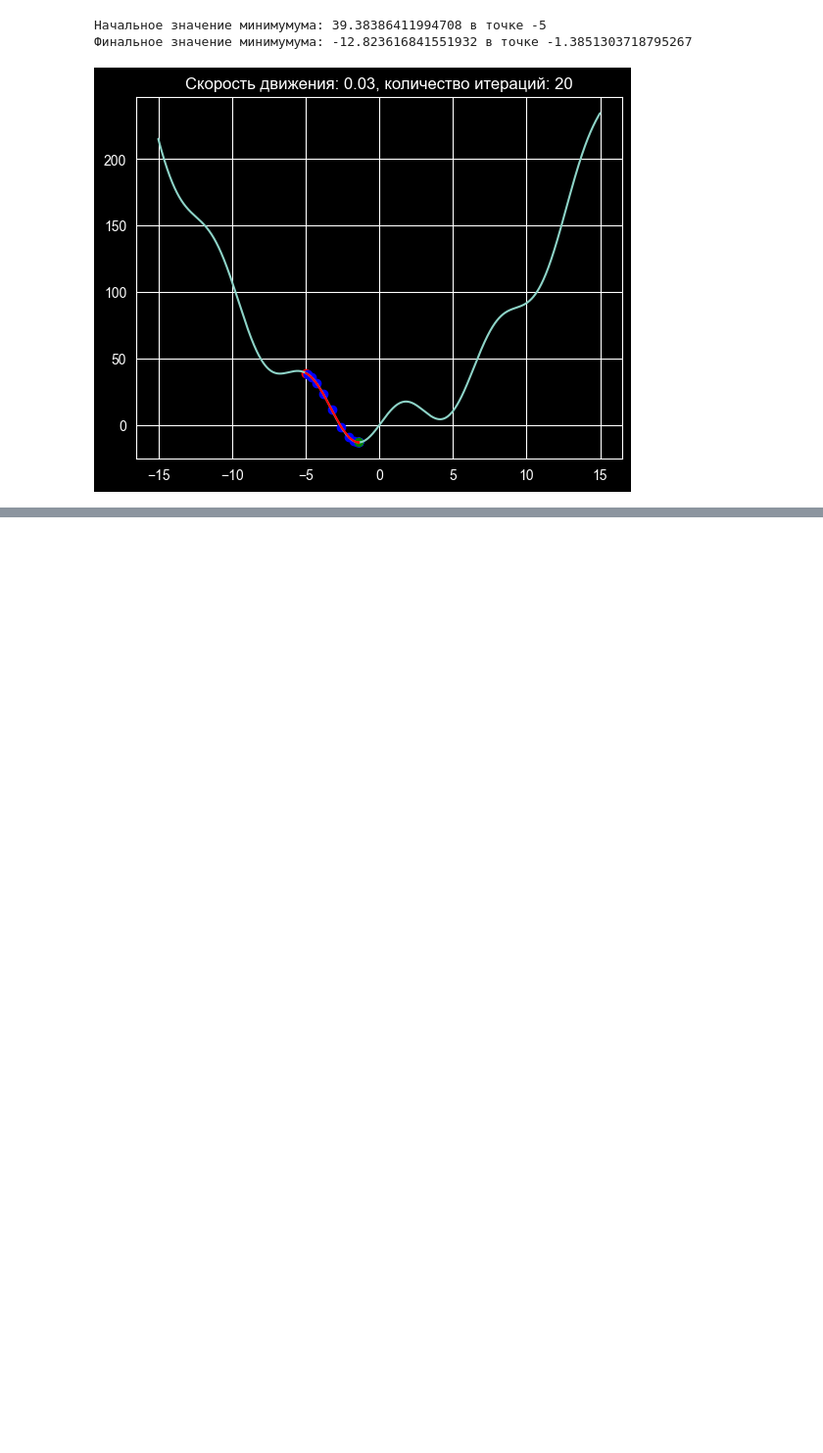
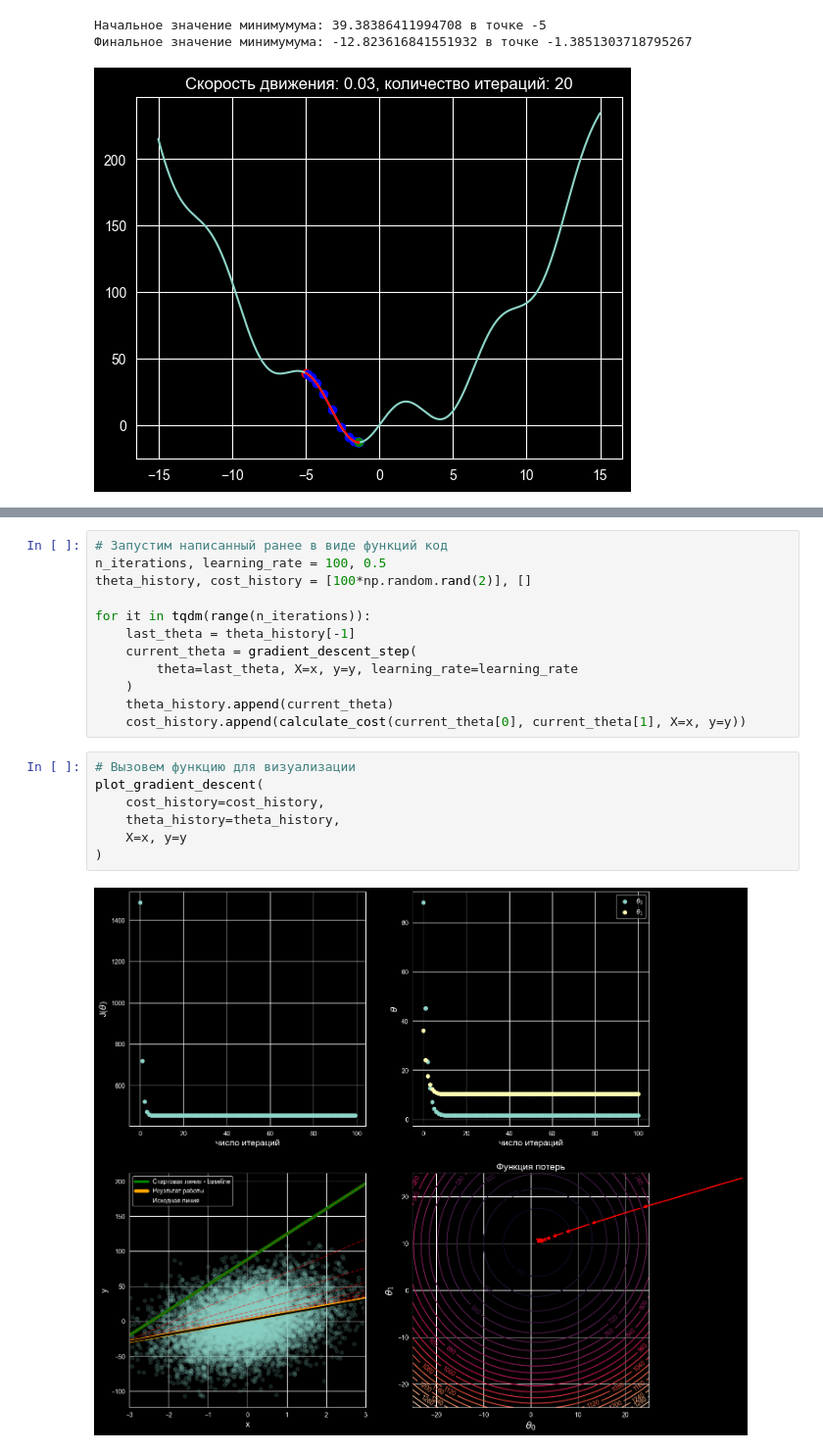
Before and after one commit to IgorPont/mephi_homework_tasks, a Jupyter notebook: homework_tasks/ml/classic_gradient_descent.ipynb, the cells around one changed output, grey strips where cells are left out. Shown at 98% size. Saved outputs shown, nothing was run; the diff lists cells and outputs as text; blank space fills up the shorter version.

```diff
--- a/homework_tasks/ml/classic_gradient_descent.ipynb
+++ b/homework_tasks/ml/classic_gradient_descent.ipynb
@@ -191,0 +420,21 @@ gd(20, 0.03, min=-15, max=15, f=f2, dfdx=df2dx, xc=-5)
+# %%
+# Запустим написанный ранее в виде функций код
+n_iterations, learning_rate = 100, 0.5
+theta_history, cost_history = [100*np.random.rand(2)], []
+
+for it in tqdm(range(n_iterations)):
+    last_theta = theta_history[-1]
+    current_theta = gradient_descent_step(
+        theta=last_theta, X=x, y=y, learning_rate=learning_rate
+    )
+    theta_history.append(current_theta)
+    cost_history.append(calculate_cost(current_theta[0], current_theta[1], X=x, y=y))
+# %%
+# Вызовем функцию для визуализации
+plot_gradient_descent(
+    cost_history=cost_history,
+    theta_history=theta_history,
+    X=x, y=y
+)
+# %% [output]
+[figure, added]
```
Also changed, not shown: parts of 7 cells of this notebook.
